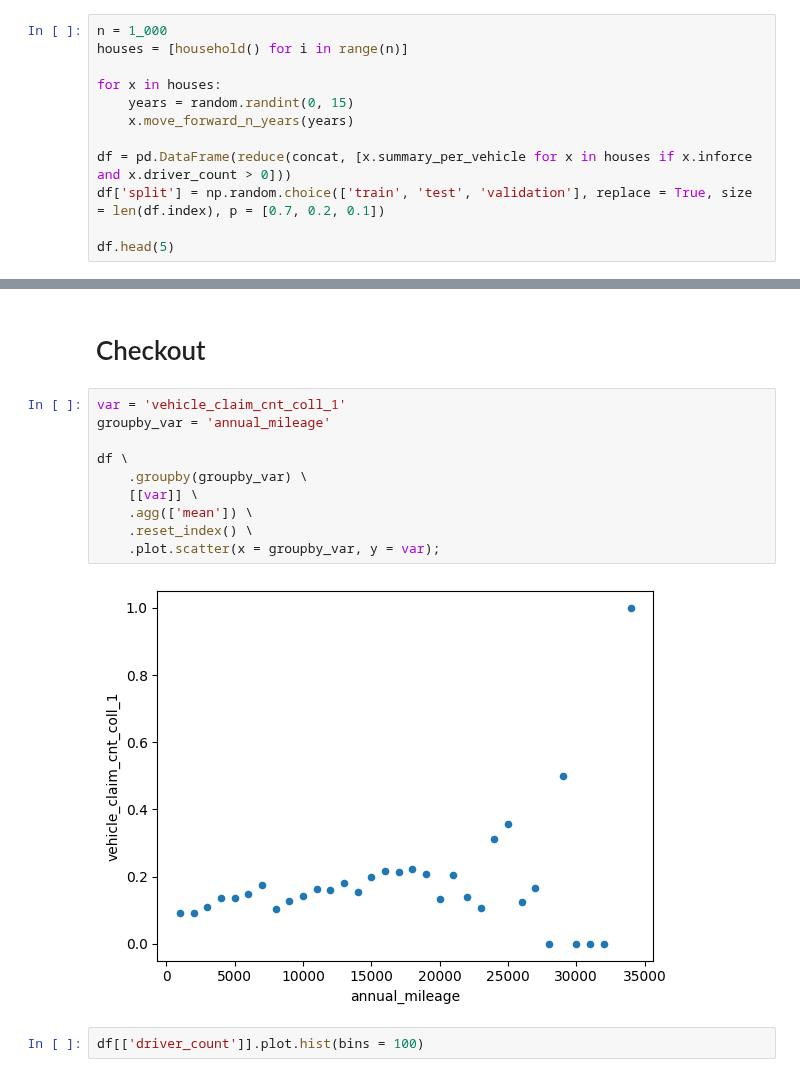
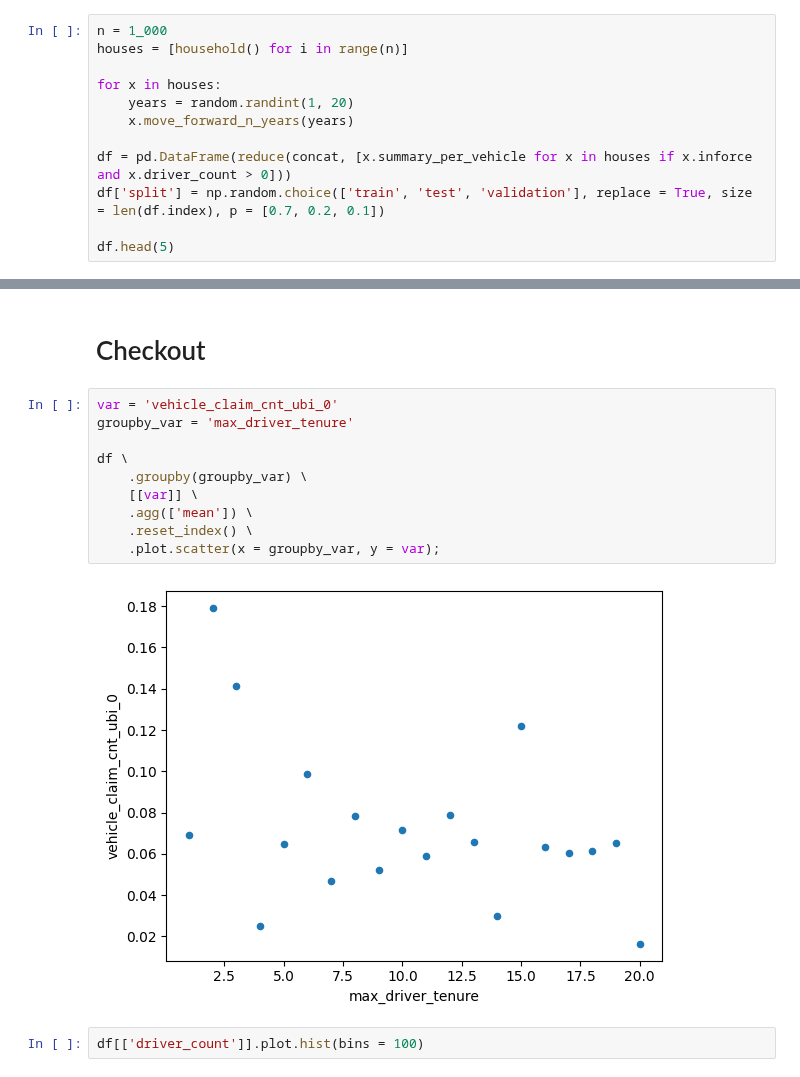
Before and after one commit to rosacker/msds_498_insurance_loss_modeling, a Jupyter notebook: synthetic_data_creation/Data_Creation.ipynb, the cells around one changed output, grey strips where cells are left out. Saved outputs shown, nothing was run; the diff lists cells and outputs as text.

```diff
--- a/synthetic_data_creation/Data_Creation.ipynb
+++ b/synthetic_data_creation/Data_Creation.ipynb
@@ -29,7 +29,7 @@ n = 1_000
 houses = [household() for i in range(n)]
 
 for x in houses:
-    years = random.randint(0, 15)
+    years = random.randint(1, 20)
     x.move_forward_n_years(years)
 
 df = pd.DataFrame(reduce(concat, [x.summary_per_vehicle for x in houses if x.inforce and x.driver_count > 0]))
@@ -73,17 +80,17 @@ dtype('O')
 # %% [markdown]
 # Checkout
 # %%
-var = 'vehicle_claim_cnt_coll_1'
-groupby_var = 'annual_mileage'
+var = 'vehicle_claim_cnt_ubi_0'
+groupby_var = 'max_driver_tenure'
 
 df \
     .groupby(groupby_var) \
     [[var]] \
     .agg(['mean']) \
     .reset_index() \
     .plot.scatter(x = groupby_var, y = var);
 # %% [output]
-[figure, old version]
+[figure, new version]
 # %%
 df[['driver_count']].plot.hist(bins = 100)
 # %%
```
Also changed, not shown: parts of 4 cells of this notebook, 3 other files.
